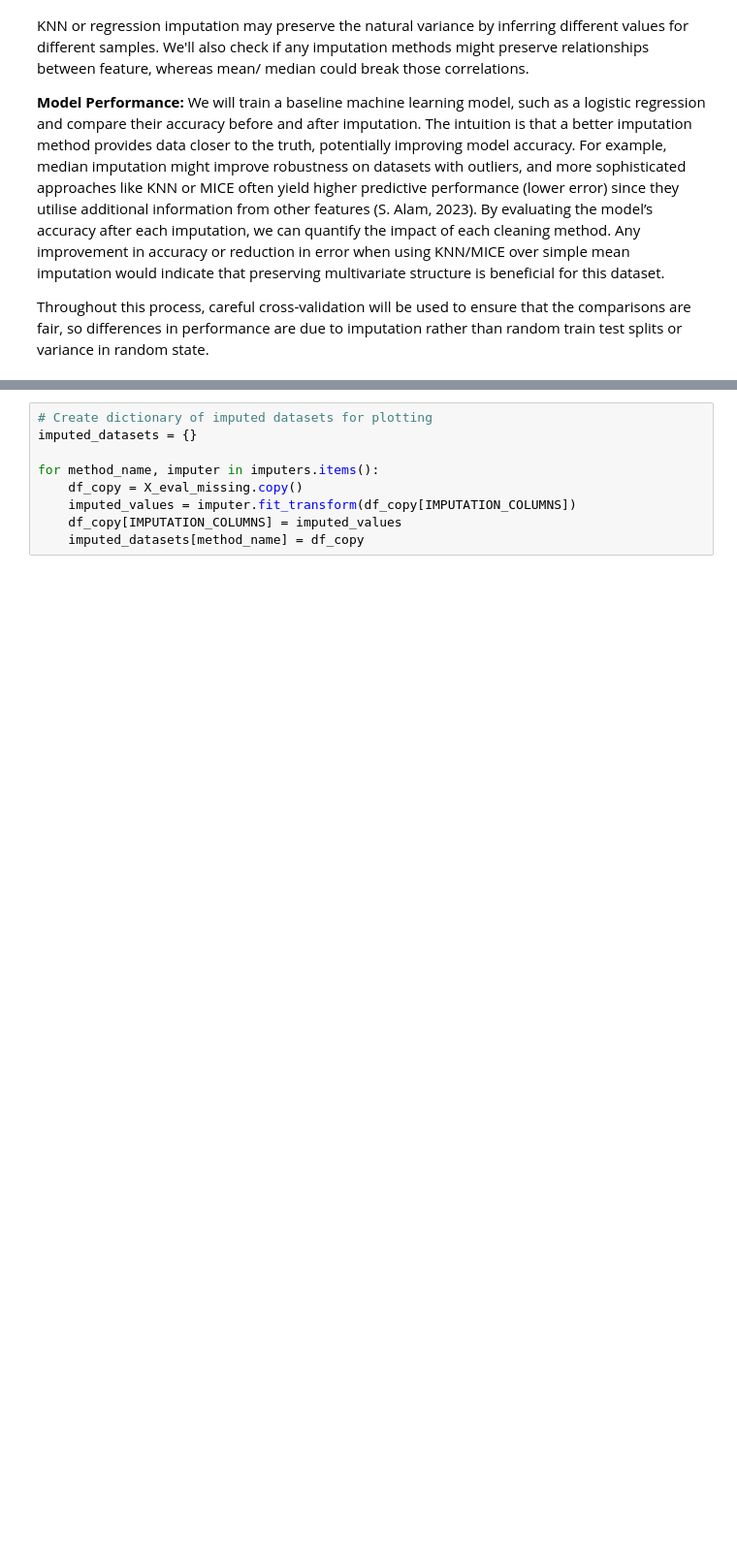
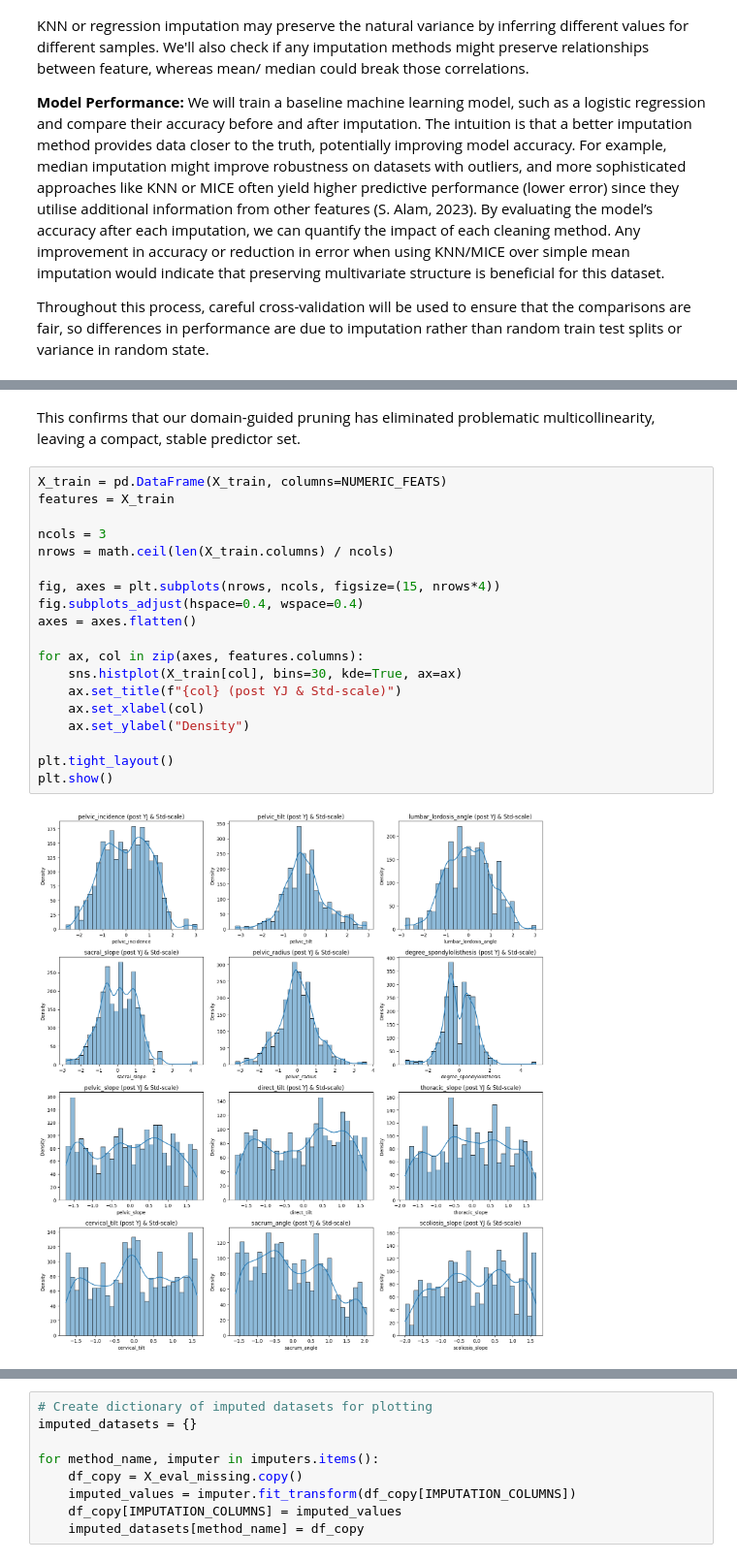
Before and after one commit to DSkilton/ML_Approaches_for_Predicting_Spinal_Disorders, a Jupyter notebook: main.ipynb, the cells around one changed output, grey strips where cells are left out. Shown at 97% size. Saved outputs shown, nothing was run; the diff lists cells and outputs as text; blank space fills up the shorter version.

```diff
--- a/main.ipynb
+++ b/main.ipynb
@@ -219,0 +305,23 @@ scoliosis_slope     -0.075346         1.000000
+# %% [markdown]
+This confirms that our domain‐guided pruning has eliminated problematic multicollinearity, leaving a compact, stable predictor set.
+# %%
+X_train = pd.DataFrame(X_train, columns=NUMERIC_FEATS)
+features = X_train
+
+ncols = 3
+nrows = math.ceil(len(X_train.columns) / ncols)
+
+fig, axes = plt.subplots(nrows, ncols, figsize=(15, nrows*4))
+fig.subplots_adjust(hspace=0.4, wspace=0.4)
+axes = axes.flatten()
+
+for ax, col in zip(axes, features.columns):
+    sns.histplot(X_train[col], bins=30, kde=True, ax=ax)
+    ax.set_title(f"{col} (post YJ & Std-scale)")
+    ax.set_xlabel(col)
+    ax.set_ylabel("Density")
+
+plt.tight_layout()
+plt.show()
+# %% [output]
+[figure, added]
```
Also changed, not shown: parts of 9 cells of this notebook.
